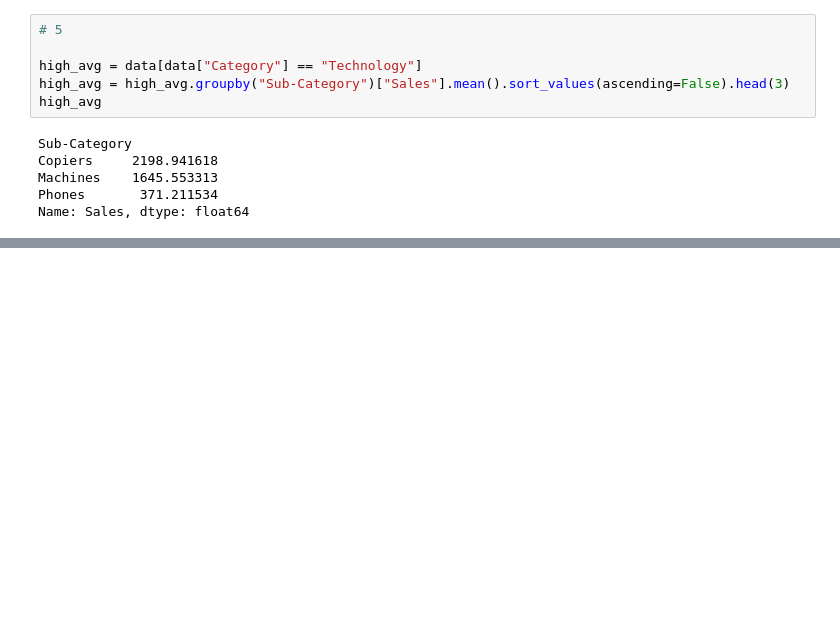
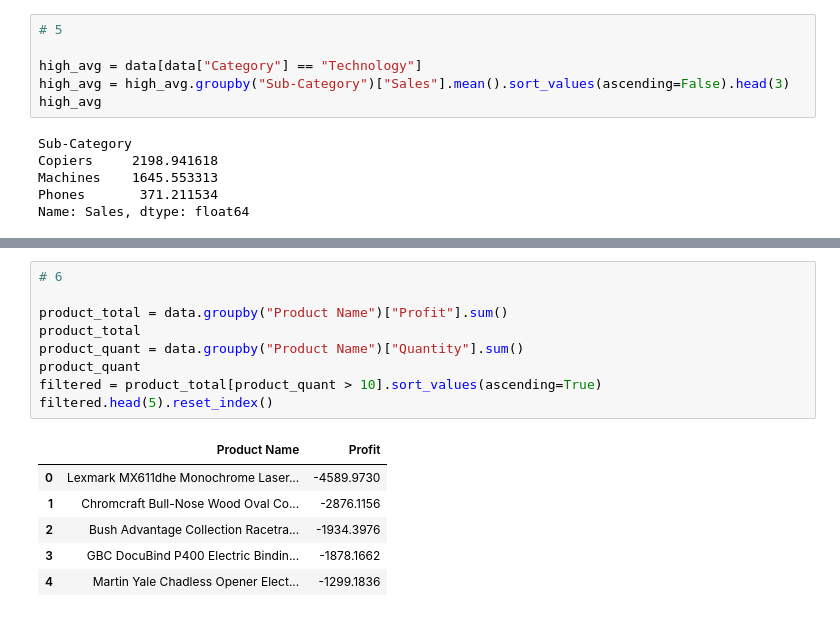
Before and after one commit to rohitdhamke/ml, a Jupyter notebook: panda/practice.ipynb, the cells around one changed output, grey strips where cells are left out. Saved outputs shown, nothing was run; the diff lists cells and outputs as text; blank space fills up the shorter version.

```diff
--- a/panda/practice.ipynb
+++ b/panda/practice.ipynb
@@ -112,0 +129,16 @@ Name: Sales, dtype: float64
+# %%
+# 6
+
+product_total = data.groupby("Product Name")["Profit"].sum()
+product_total
+product_quant = data.groupby("Product Name")["Quantity"].sum()
+product_quant
+filtered = product_total[product_quant > 10].sort_values(ascending=True)
+filtered.head(5).reset_index()
+# %% [output]
+|  | Product Name | Profit |
+| 0 | Lexmark MX611dhe Monochrome Laser... | -4589.9730 |
+| 1 | Chromcraft Bull-Nose Wood Oval Co... | -2876.1156 |
+| 2 | Bush Advantage Collection Racetra... | -1934.3976 |
+| 3 | GBC DocuBind P400 Electric Bindin... | -1878.1662 |
+| 4 | Martin Yale Chadless Opener Elect... | -1299.1836 |
```
Also changed, not shown: parts of 6 cells of this notebook.
